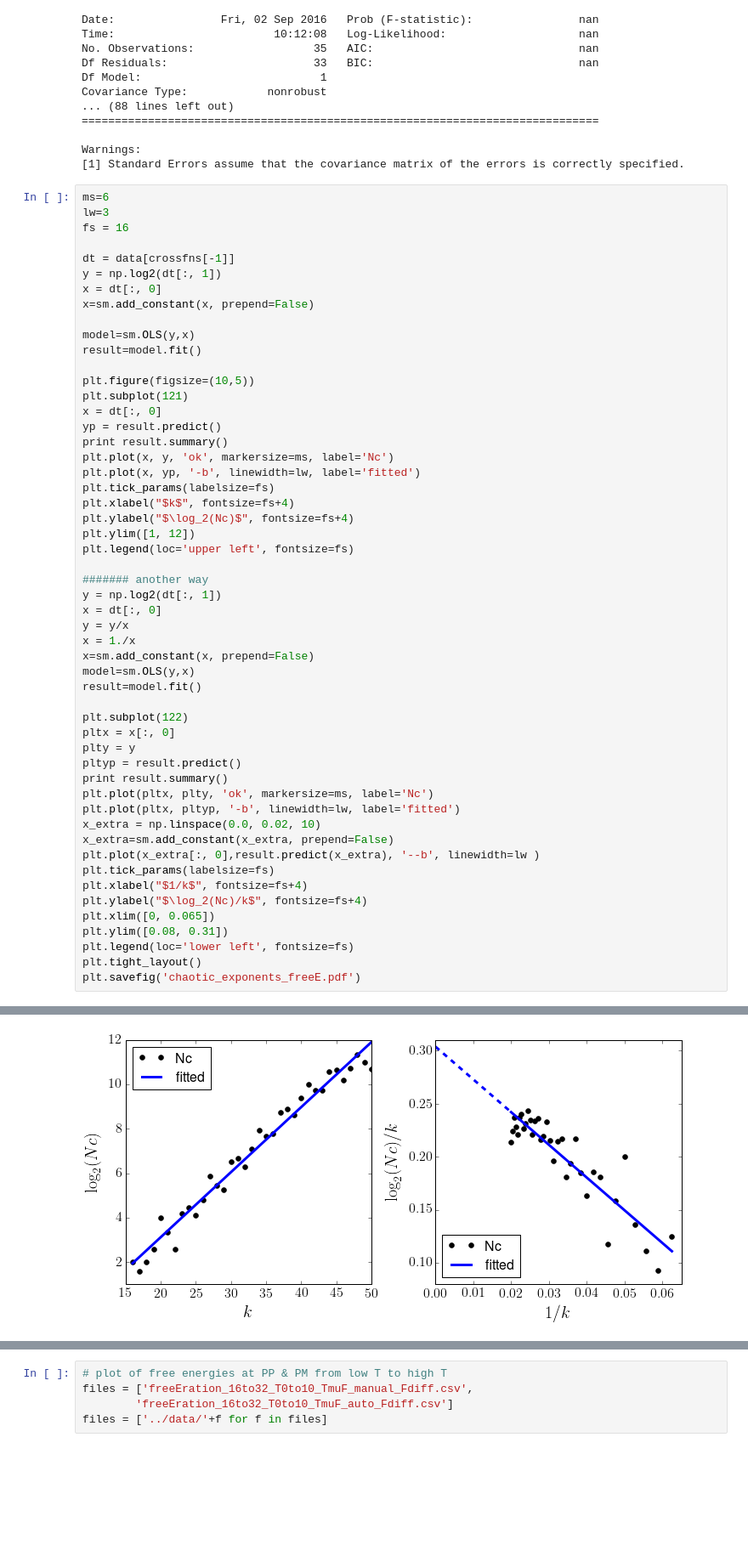
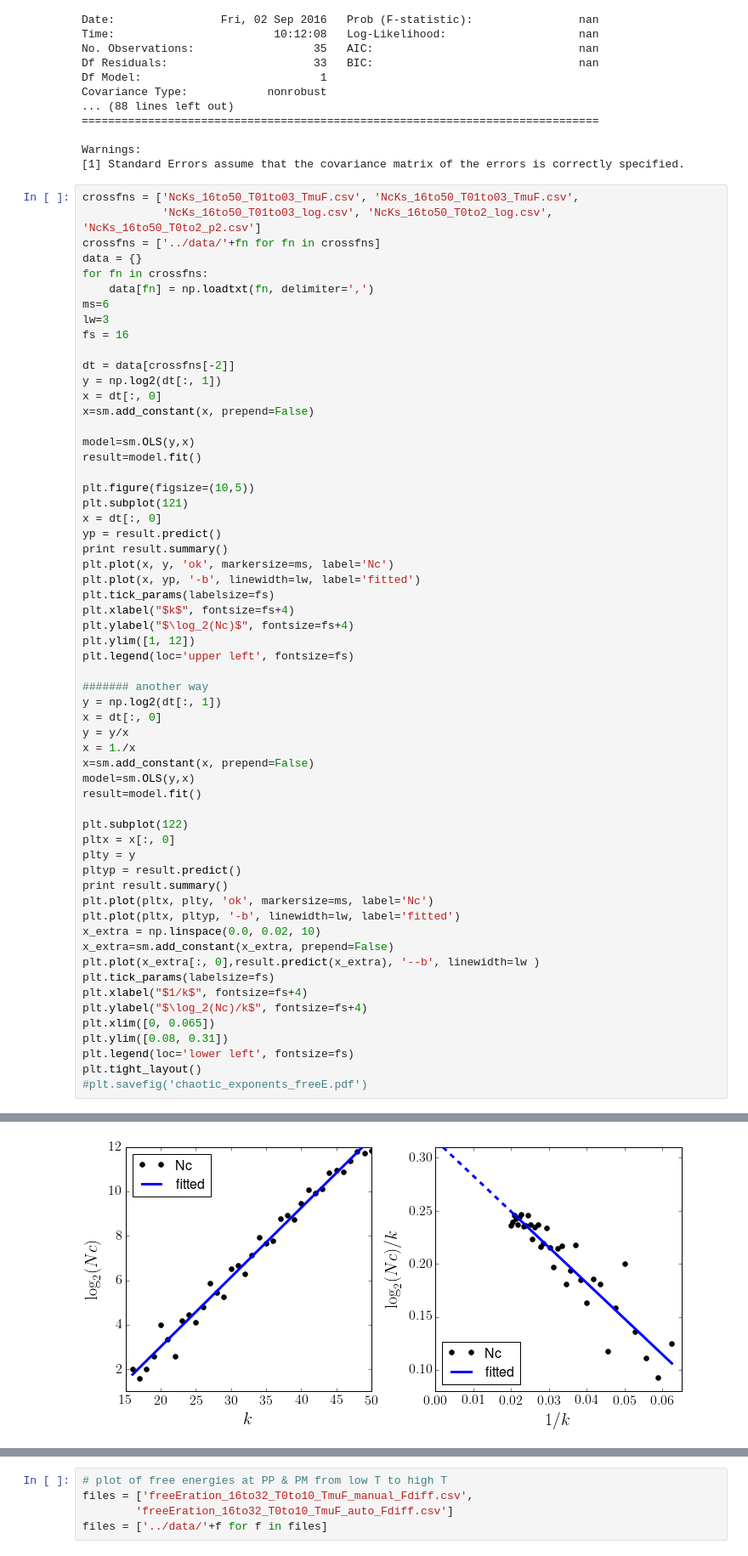
Before and after one commit to seanxiangcheng/AntiHN, a Jupyter notebook: Maca/figures/FreeEnergyDifferencePlots.ipynb, the cells around one changed output, grey strips where cells are left out. Shown: that part at 85% size. Cells and saved outputs as stored; diff of their text form; blank space fills up the shorter version.

```diff
--- a/Maca/figures/FreeEnergyDifferencePlots.ipynb
+++ b/Maca/figures/FreeEnergyDifferencePlots.ipynb
@@ -117,11 +117,17 @@ Covariance Type:            nonrobust
 Warnings:
 [1] Standard Errors assume that the covariance matrix of the errors is correctly specified.
 # %%
+crossfns = ['NcKs_16to50_T01to03_TmuF.csv', 'NcKs_16to50_T01to03_TmuF.csv',
+            'NcKs_16to50_T01to03_log.csv', 'NcKs_16to50_T0to2_log.csv', 'NcKs_16to50_T0to2_p2.csv']
+crossfns = ['../data/'+fn for fn in crossfns]
+data = {}
+for fn in crossfns:
+    data[fn] = np.loadtxt(fn, delimiter=',')
 ms=6
 lw=3
 fs = 16
 
-dt = data[crossfns[-1]]
+dt = data[crossfns[-2]]
 y = np.log2(dt[:, 1])
 x = dt[:, 0]
 x=sm.add_constant(x, prepend=False)
@@ -168,7 +174,7 @@ plt.xlim([0, 0.065])
 plt.ylim([0.08, 0.31])
 plt.legend(loc='lower left', fontsize=fs)
 plt.tight_layout()
-plt.savefig('chaotic_exponents_freeE.pdf')
+#plt.savefig('chaotic_exponents_freeE.pdf')
 # %% [output]
                             OLS Regression Results
 ==============================================================================
@@ -182,9 +188,9 @@ Df Residuals:                      33   BIC:                             58.13
 Df Model:                           1
 Covariance Type:            nonrobust
 ==============================================================================
 ... (34 lines left out)
 ==============================================================================
 
 Warnings:
 [1] Standard Errors assume that the covariance matrix of the errors is correctly specified.
-[figure, old version]
+[figure, new version]
```
Also changed, not shown: parts of 7 cells of this notebook, 4 other files.
